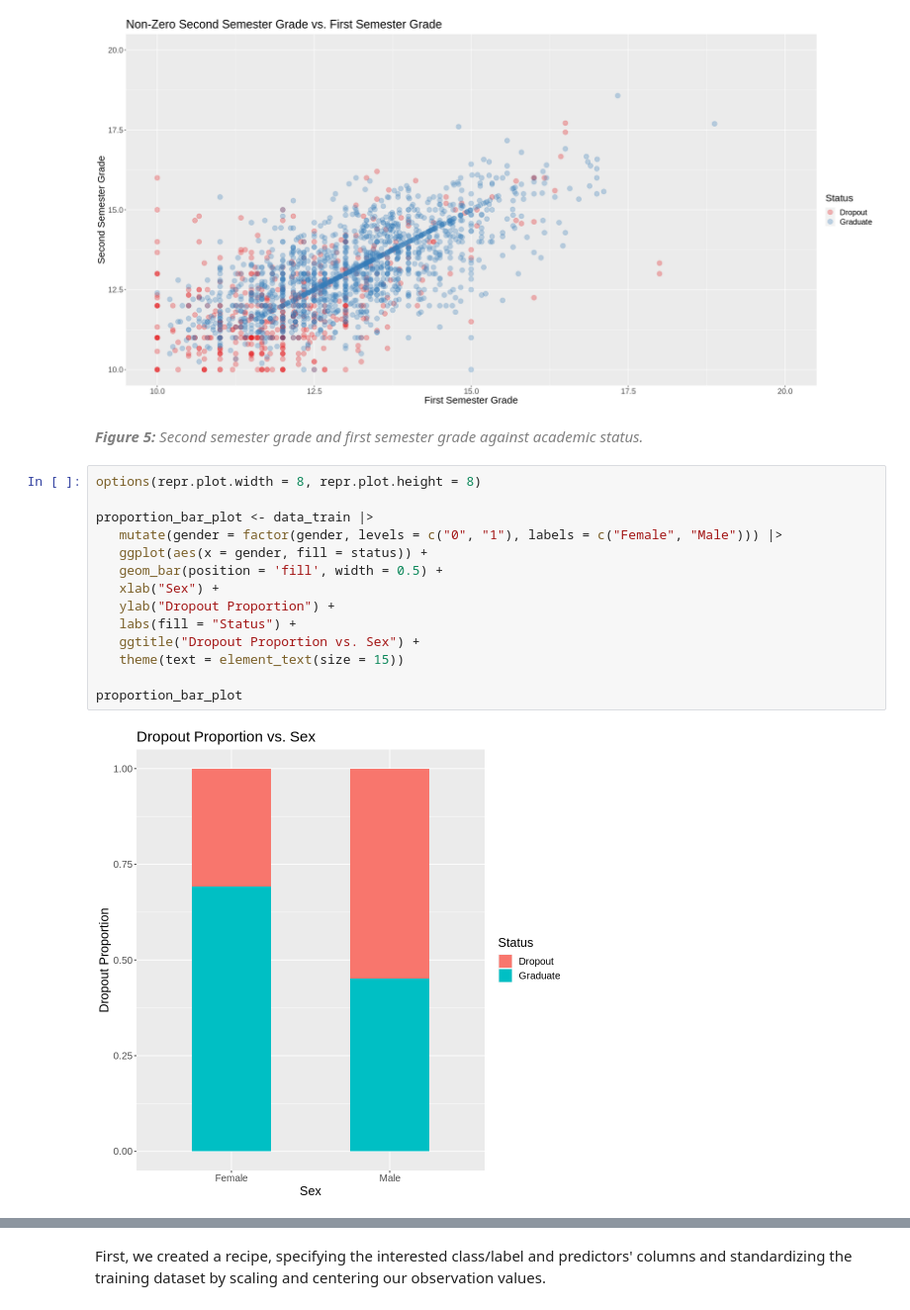
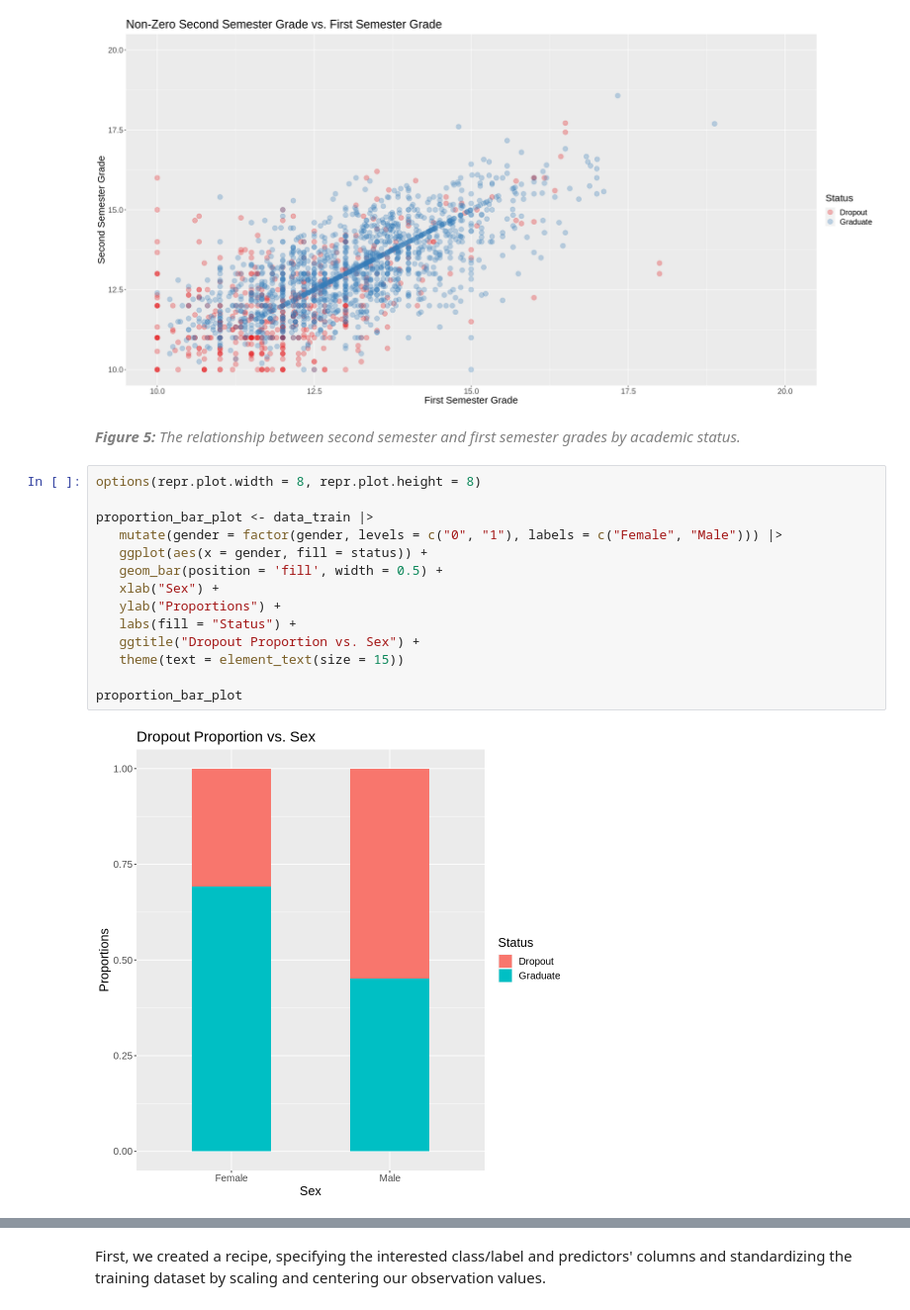
Before and after one commit to ekang27kc/dsci100-2023-T2-Group01-project, a Jupyter notebook: Project_Report.ipynb, the cells around one changed output, grey strips where cells are left out. Shown at 99% size. Saved outputs shown, nothing was run; the diff lists cells and outputs as text.

```diff
--- a/Project_Report.ipynb
+++ b/Project_Report.ipynb
@@ -207,21 +210,21 @@ Warning message:
 “Removed 631 rows containing missing values (geom_point).”
 [figure]
 # %% [markdown]
-_<span style="color:gray">**Figure 5:** Second semester grade and first semester grade against academic status. </span>_
+_<span style="color:gray">**Figure 5:** The relationship between second semester and first semester grades by academic status. </span>_
 # %%
 options(repr.plot.width = 8, repr.plot.height = 8)
 
 proportion_bar_plot <- data_train |>
    mutate(gender = factor(gender, levels = c("0", "1"), labels = c("Female", "Male"))) |>
    ggplot(aes(x = gender, fill = status)) +
    geom_bar(position = 'fill', width = 0.5) +
    xlab("Sex") +
-   ylab("Dropout Proportion") +
+   ylab("Proportions") +
    labs(fill = "Status") +
    ggtitle("Dropout Proportion vs. Sex") +
    theme(text = element_text(size = 15))
 
 proportion_bar_plot
 # %% [output]
-[figure, old version]
+[figure, new version]
 # %% [markdown]
```
Also changed, not shown: parts of 14 cells of this notebook.
